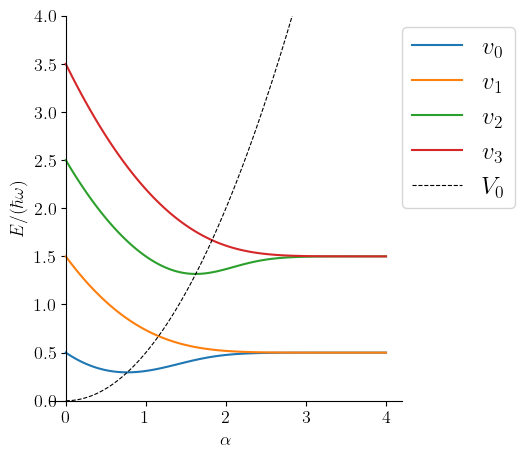
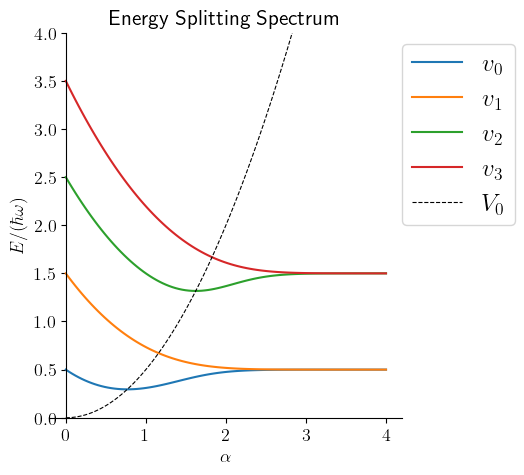
The notebook cell's code change between the first figure and the second:
--- before
+++ after
@@ -6,5 +6,4 @@
 x      = np.linspace(-xmax, xmax, N)
 dx     = x[1] - x[0]
-KE     = (-hbar**2) / (2 * mass * dx**2)
 alphas = np.linspace(0, 4, 100)
 levels = [[], [], [], []]
@@ -17,10 +16,8 @@
     A[i, i+1] = 1
     A[i+1, i] = 1
-print(A)
-
+ 
 for a in alphas:
     Vx = V(x, a)
-    V_mat = np.diag(Vx)
-    H = KE * A + V_mat
+    H = (-hbar**2) / (2 * mass * dx**2) * A + np.diag(Vx)
     E, U = np.linalg.eigh(H)
     for i in range(4):
@@ -31,5 +28,4 @@
 for i in range(4):
     ax1.plot(alphas, levels[i], label=rf"$v_{i}$")
-
 ax1.plot(alphas, 0.5 * alphas**2, 'k--', linewidth=0.8, label=r'$V_0$')
 ax1.set_xlabel(r'$\alpha$')
@@ -37,4 +33,5 @@
 ax1.legend(loc=(1,0.5))
 ax1.set_ylim(0,4)
+ax1.set_title('Energy Splitting Spectrum')
 customize_axes(ax1)
 plt.show()

Commit: Add files via upload